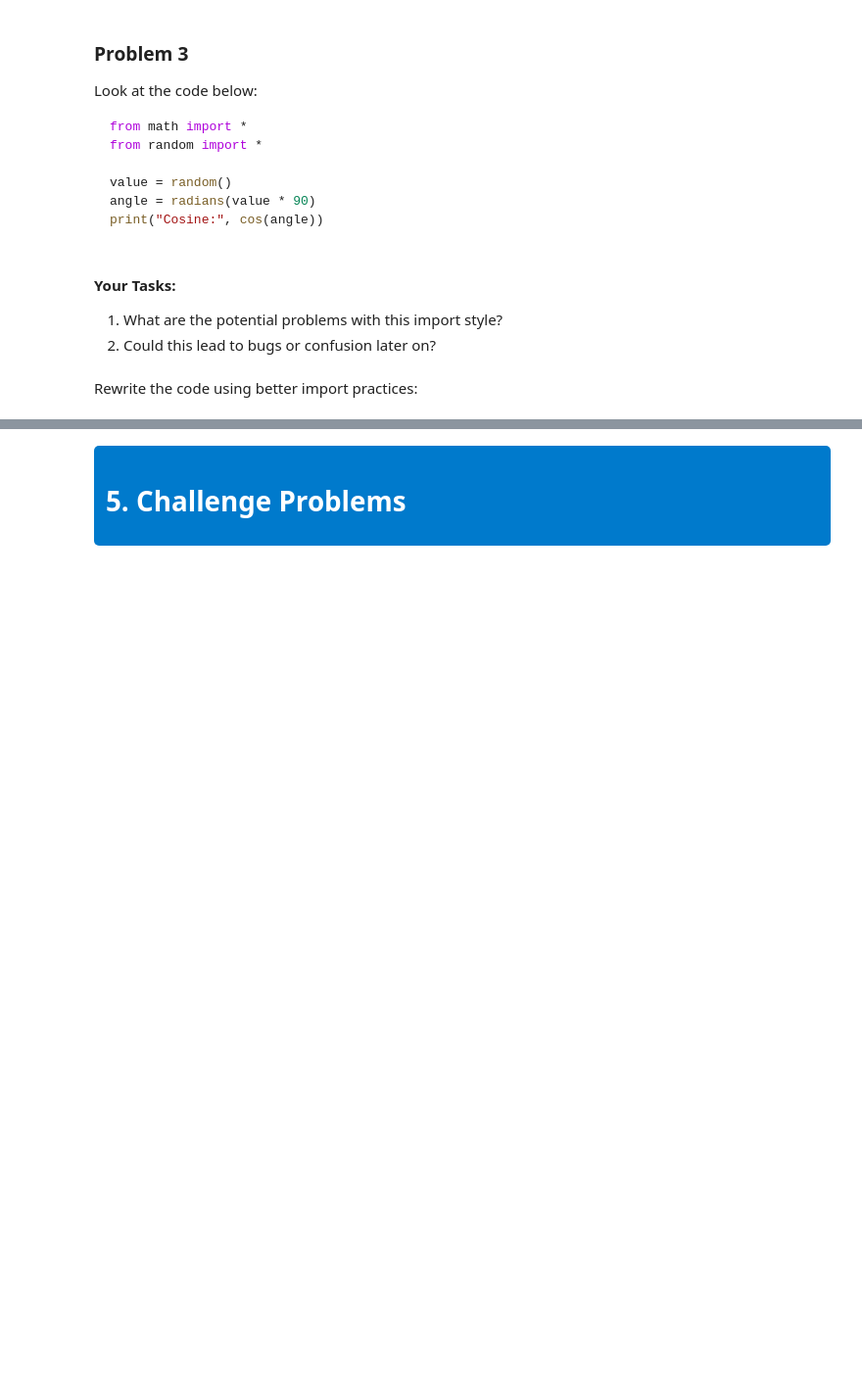
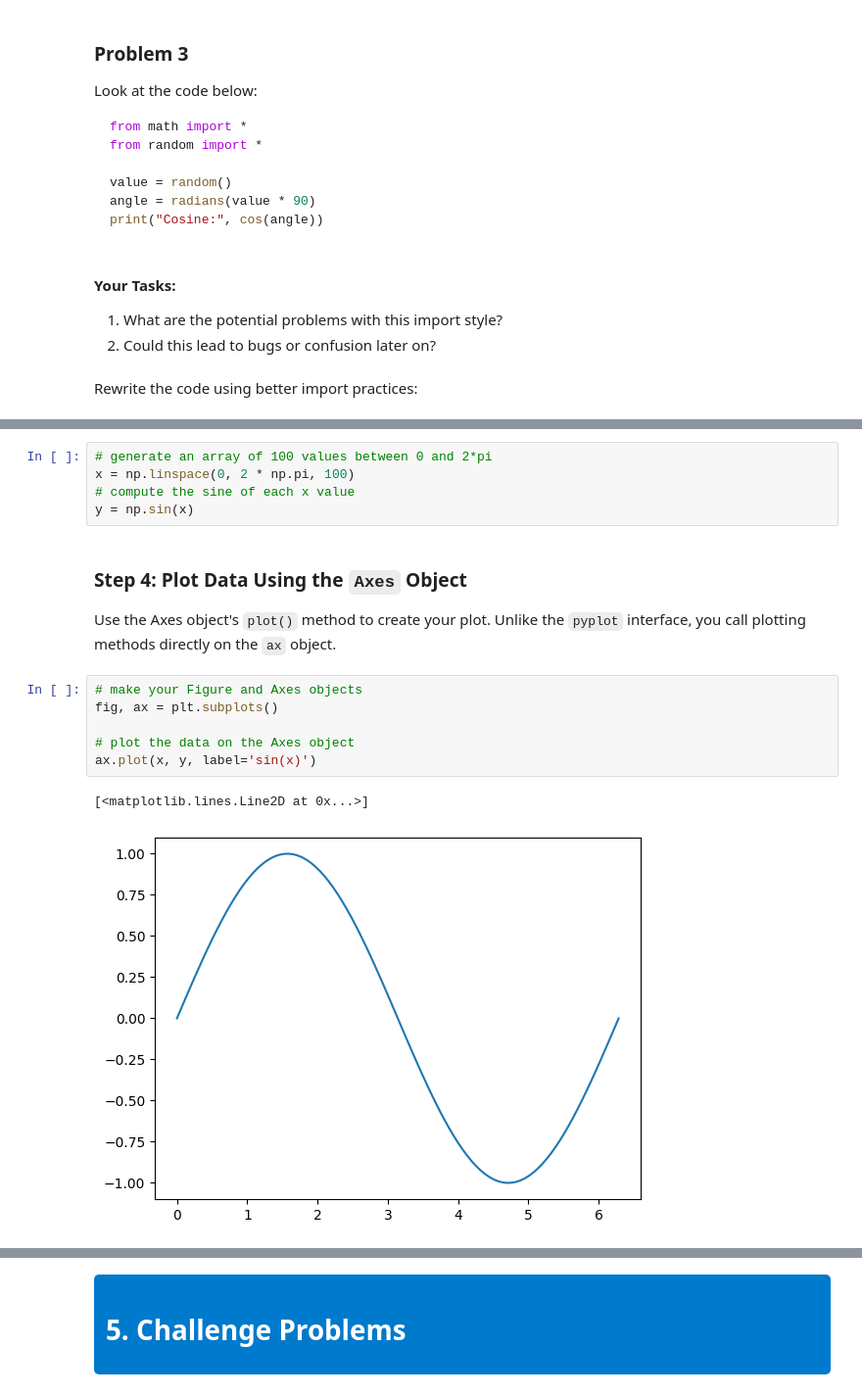
Before and after one commit to nawtrey/ASU-PHY150-Python-Labs, a Jupyter notebook: PHY_150_Intro_to_Python_Lab_2.ipynb, the cells around one changed output, grey strips where cells are left out. Shown at 98% size. Saved outputs shown, nothing was run; the diff lists cells and outputs as text; blank space fills up the shorter version.

```diff
--- a/PHY_150_Intro_to_Python_Lab_2.ipynb
+++ b/PHY_150_Intro_to_Python_Lab_2.ipynb
@@ -740,0 +821,18 @@ Rewrite the code using better import practices:
+# %%
+# generate an array of 100 values between 0 and 2*pi
+x = np.linspace(0, 2 * np.pi, 100)
+# compute the sine of each x value
+y = np.sin(x)
+# %% [markdown]
+### Step 4: Plot Data Using the `Axes` Object
+
+Use the Axes object's `plot()` method to create your plot. Unlike the `pyplot` interface, you call plotting methods directly on the `ax` object.
+# %%
+# make your Figure and Axes objects
+fig, ax = plt.subplots()
+
+# plot the data on the Axes object
+ax.plot(x, y, label='sin(x)')
+# %% [output]
+[<matplotlib.lines.Line2D at 0x...>]
+[figure, added]
```
Also changed, not shown: parts of 38 cells of this notebook.
